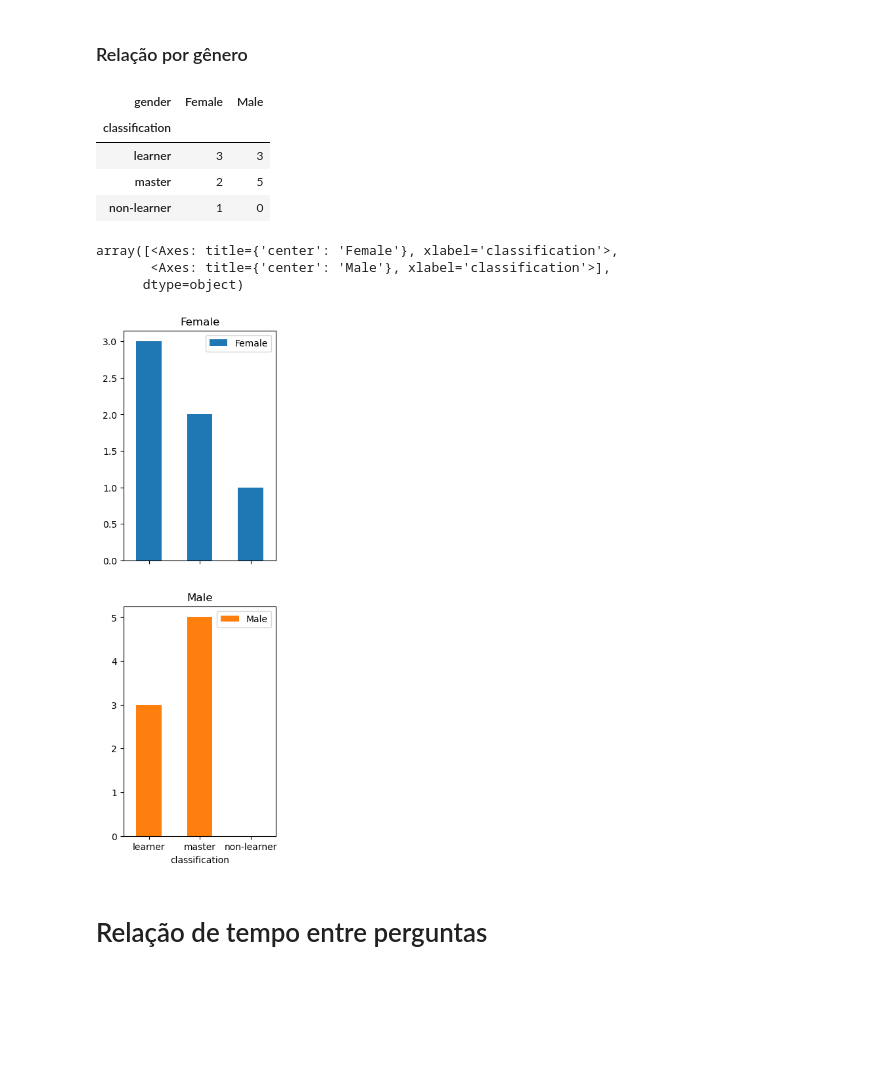
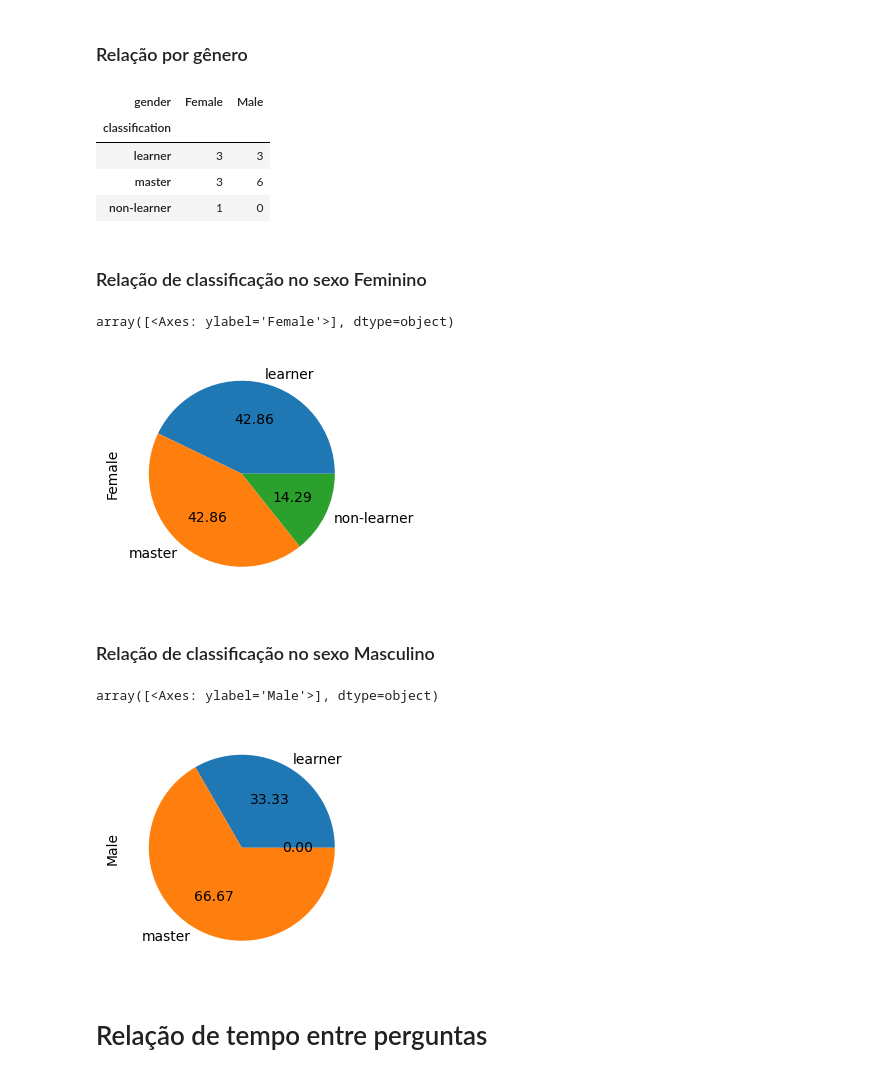
Before and after one commit to caiohsfar/tcc-analysis, a Jupyter notebook: tcc.ipynb, the cells around one changed output. Cells and saved outputs as stored; diff of their text form; code cells hidden in the pictures; blank space fills up the shorter version.

```diff
--- a/tcc.ipynb
+++ b/tcc.ipynb
@@ -223,7 +273,7 @@ questions_percentage.head(3)
 
 
 it = 7
-ft = 8
+ft = 7
 # FA >= FT ==>
 def classifier(row):
     if row["domain"] >= ft:
@@ -337,15 +386,22 @@ user_nota_classification_gender
 | gender | Female | Male |
 | classification |  |  |
 | learner | 3 | 3 |
-| master | 2 | 5 |
+| master | 3 | 6 |
 | non-learner | 1 | 0 |
+# %% [markdown]
+### Relação de classificação no sexo Feminino
 # %%
-user_nota_classification_gender.plot.bar(subplots=True, figsize=(3, 10), rot=0)
+user_nota_classification_gender["Female"].plot.pie(subplots=True, figsize=(3, 10), autopct="%.2f")
 # %% [output]
-array([<Axes: title={'center': 'Female'}, xlabel='classification'>,
-       <Axes: title={'center': 'Male'}, xlabel='classification'>],
-      dtype=object)
+array([<Axes: ylabel='Female'>], dtype=object)
-[figure, old version]
+[figure, new version]
+# %% [markdown]
+### Relação de classificação no sexo Masculino
+# %%
+user_nota_classification_gender["Male"].plot.pie(subplots=True, figsize=(3, 10), autopct="%.2f")
+# %% [output]
+array([<Axes: ylabel='Male'>], dtype=object)
+[figure, added]
 # %% [markdown]
 # Relação de tempo entre perguntas
 # %%
```
Also changed, not shown: parts of 26 cells of this notebook.
